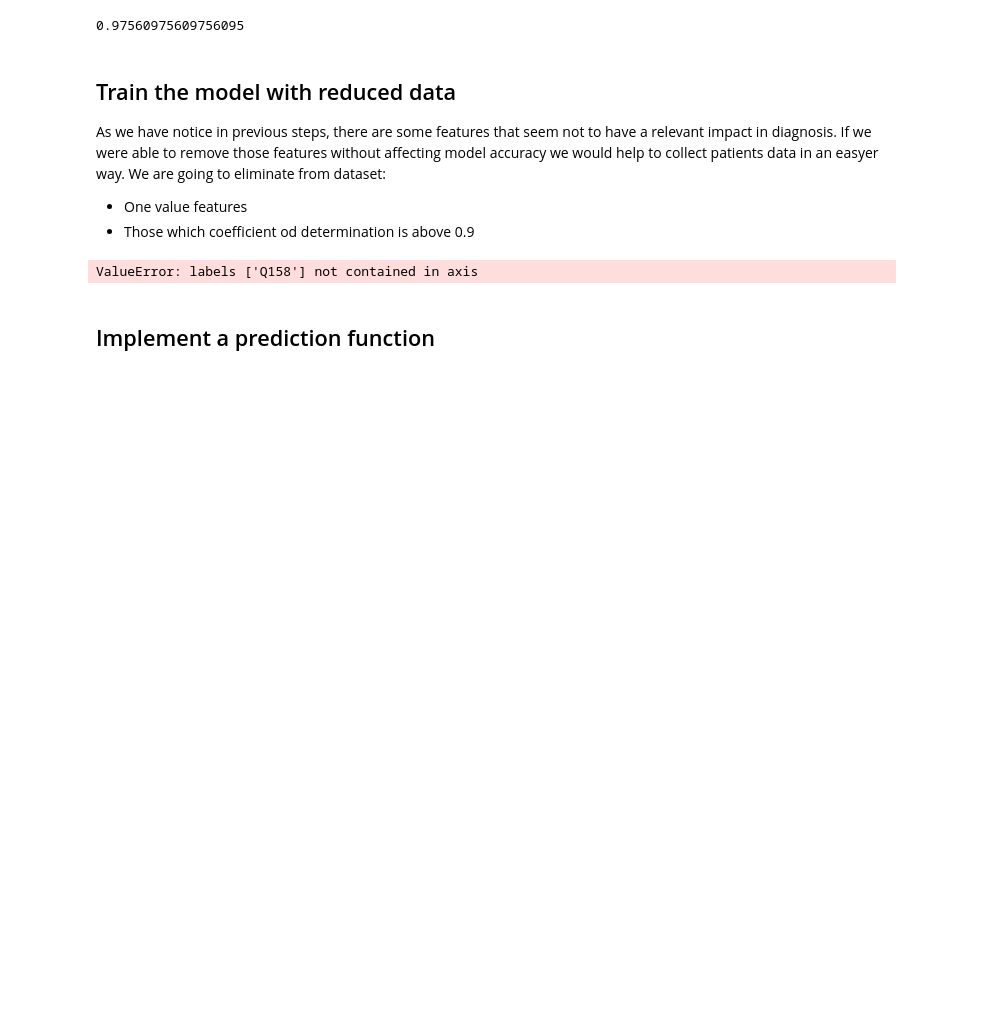
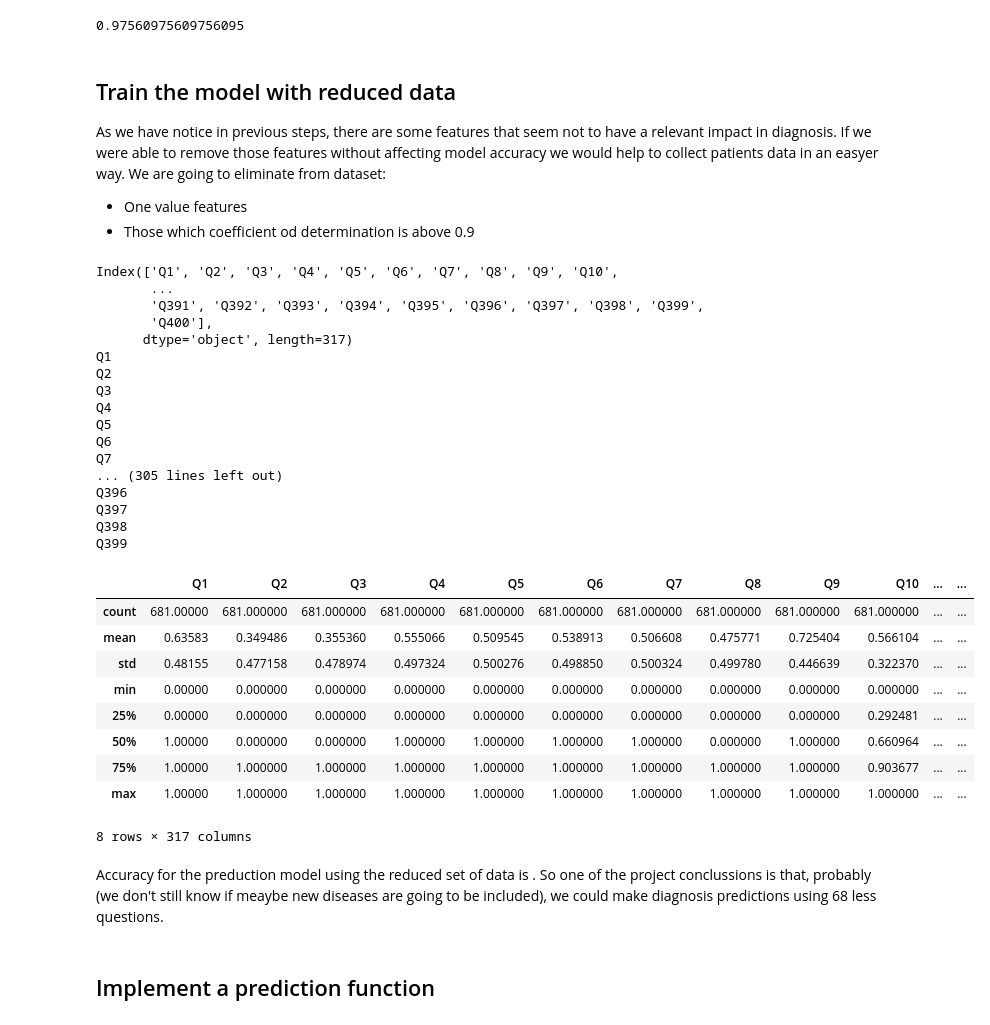
Before and after one commit to manolomaldonado/udacity_capstone_project, a Jupyter notebook: project.ipynb, the cells around one changed output. Drawn from its saved outputs; the diff is of its cells as text; code cells hidden in the pictures; blank space fills up the shorter version.

Commit message:
Using reduced dataset

```diff
--- a/project.ipynb
+++ b/project.ipynb
@@ -465,8 +476,42 @@ As we have notice in previous steps, there are some features that seem not to ha
 # %%
 reduced_dataset = dataset
 delete = one_value_params + delete_candidates
+# Remove duplicates
 delete = list(set(delete))
-for i in delete :
-    reduced_dataset.drop(i)
+print(reduced_dataset.columns)
+for i in range(0, len(reduced_dataset.columns)-1) :
+    column = reduced_dataset.columns[i]
+    print(column)
+    if column in delete :
+        print('mcsc')
+        del reduced_dataset[column]
+
+reduced_dataset.describe()
 # %% [output]
-ValueError: labels ['Q158'] not contained in axis
+Index(['Q1', 'Q2', 'Q3', 'Q4', 'Q5', 'Q6', 'Q7', 'Q8', 'Q9', 'Q10',
+       ...
+       'Q391', 'Q392', 'Q393', 'Q394', 'Q395', 'Q396', 'Q397', 'Q398', 'Q399',
+       'Q400'],
+      dtype='object', length=317)
+Q1
+Q2
+Q3
+Q4
+Q5
+Q6
+Q7
+... (305 lines left out)
+Q396
+Q397
+Q398
+Q399
+|  | Q1 | Q2 | Q3 | Q4 | Q5 | Q6 | Q7 | Q8 | Q9 | Q10 | ... | ... |
+| count | 681.00000 | 681.000000 | 681.000000 | 681.000000 | 681.000000 | 681.000000 | 681.000000 | 681.000000 | 681.000000 | 681.000000 | ... | ... |
+| mean | 0.63583 | 0.349486 | 0.355360 | 0.555066 | 0.509545 | 0.538913 | 0.506608 | 0.475771 | 0.725404 | 0.566104 | ... | ... |
+| std | 0.48155 | 0.477158 | 0.478974 | 0.497324 | 0.500276 | 0.498850 | 0.500324 | 0.499780 | 0.446639 | 0.322370 | ... | ... |
+| min | 0.00000 | 0.000000 | 0.000000 | 0.000000 | 0.000000 | 0.000000 | 0.000000 | 0.000000 | 0.000000 | 0.000000 | ... | ... |
+| 25% | 0.00000 | 0.000000 | 0.000000 | 0.000000 | 0.000000 | 0.000000 | 0.000000 | 0.000000 | 0.000000 | 0.292481 | ... | ... |
+| 50% | 1.00000 | 0.000000 | 0.000000 | 1.000000 | 1.000000 | 1.000000 | 1.000000 | 0.000000 | 1.000000 | 0.660964 | ... | ... |
+| 75% | 1.00000 | 1.000000 | 1.000000 | 1.000000 | 1.000000 | 1.000000 | 1.000000 | 1.000000 | 1.000000 | 0.903677 | ... | ... |
+| max | 1.00000 | 1.000000 | 1.000000 | 1.000000 | 1.000000 | 1.000000 | 1.000000 | 1.000000 | 1.000000 | 1.000000 | ... | ... |
+8 rows × 317 columns
@@ -473,3 +541,5 @@ ValueError: labels ['Q158'] not contained in axis
+# %% [markdown]
+Accuracy for the preduction model using the reduced set of data is . So one of the project conclussions is that, probably (we don't still know if meaybe new diseases are going to be included), we could make diagnosis predictions using 68 less questions.
 # %% [markdown]
 ## Implement a prediction function
 # %%
```
Also changed, not shown: parts of 16 cells of this notebook, 2 other files.
